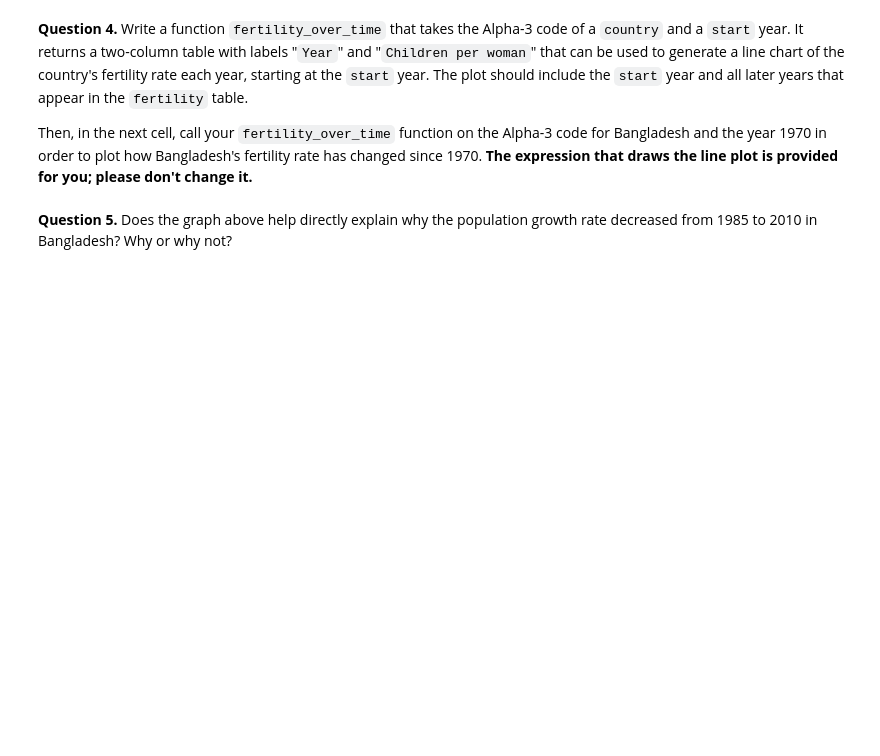
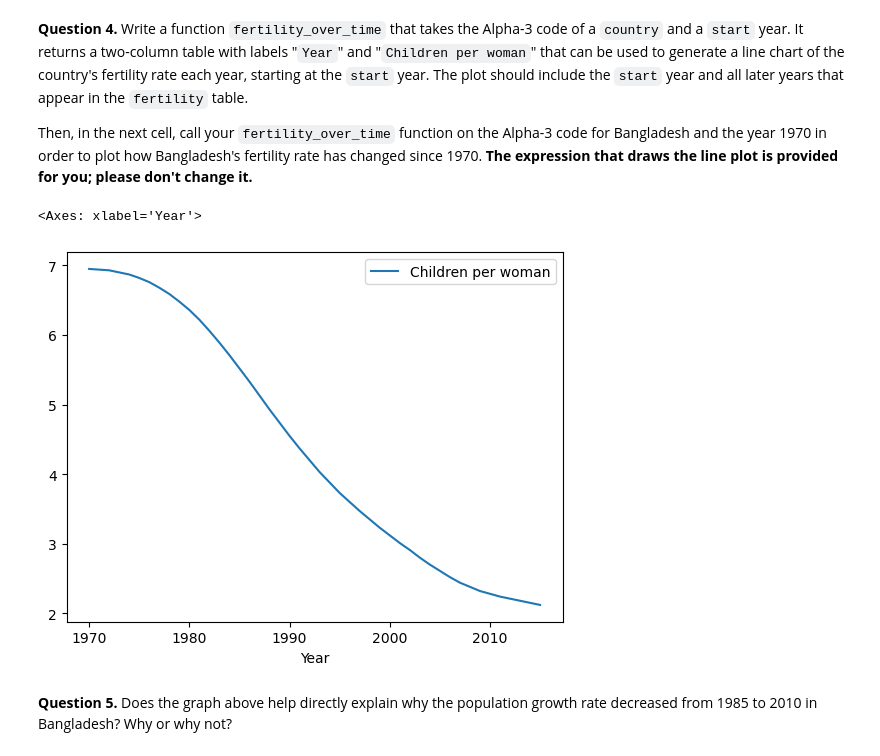
Before and after one commit to pedroalmada/Oxford_DataScience_Course, a Jupyter notebook: Assignments/Second-Assignment.ipynb, the cells around one changed output. Saved outputs shown, nothing was run; the diff lists cells and outputs as text; code cells hidden in the pictures; blank space fills up the shorter version.

```diff
--- a/Assignments/Second-Assignment.ipynb
+++ b/Assignments/Second-Assignment.ipynb
@@ -208,9 +208,44 @@ def fertility_over_time(country: str, start: int) -> pd.DataFrame:
     :param start - start year
     """
     pass  # remove this line and write your solution here
+# %%
+def fertility_over_time(country: str, start: int) -> pd.DataFrame:
+    """
+    Create a two-column DataFrame that describes a country's total fertility rate each year.
+    :param country: alpha-3 code for the country
+    :param start: start year
+    :return: DataFrame with two columns: 'Year' and 'Children per woman'
+    """
+    # Step 1: Filtering the fertility table for the specified country
+    # I use 'geo' == country to get rows specific to the input country
+    country_fertility = fertility[fertility['geo'] == country]
+
+    # Step 2: Filtering  for years greater than or equal to 'start'
+    # I only keep years greater than or equal to 'start'
+
+    country_fertility = country_fertility[country_fertility['time'] >= start]
+
+    # Step 3: Renameing  the columns to 'Year' and 'Children per woman'
+    # 'time' becomes 'Year' for clarity
+    # 'children_per_woman_total_fertility' becomes 'Children per woman'
+    country_fertility = country_fertility[['time', 'children_per_woman_total_fertility']]
+    country_fertility.columns = ['Year', 'Children per woman']
+
+    #return
+    return country_fertility
 # %%
 bangladesh_code = ...
 bangladesh_code.plot(0, 1) # You should *not* change this line.
+# %%
+#copying and pasting the code from above
+# Continuing with Step 5: Calling the function for Bangladesh ('bgd') starting from 1970
+bangladesh_code = fertility_over_time('bgd', 1970)
+
+# Step 6: Ploting  the results using the provided line of code
+bangladesh_code.plot(0, 1)  # Do not change this line
+# %% [output]
+<Axes: xlabel='Year'>
+[figure, added]
 # %% [markdown]
 **Question 5.** Does the graph above help directly explain why the population growth rate decreased from 1985 to 2010 in Bangladesh? Why or why not?
 # %% [markdown]
```
